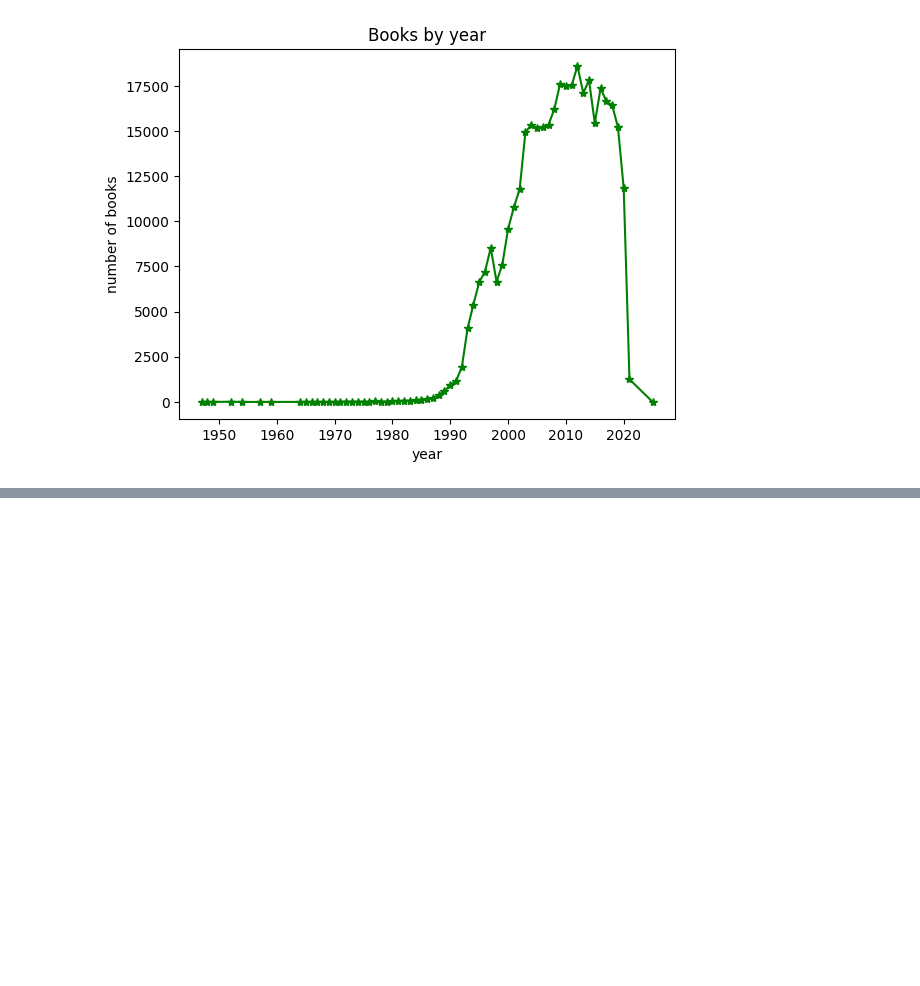
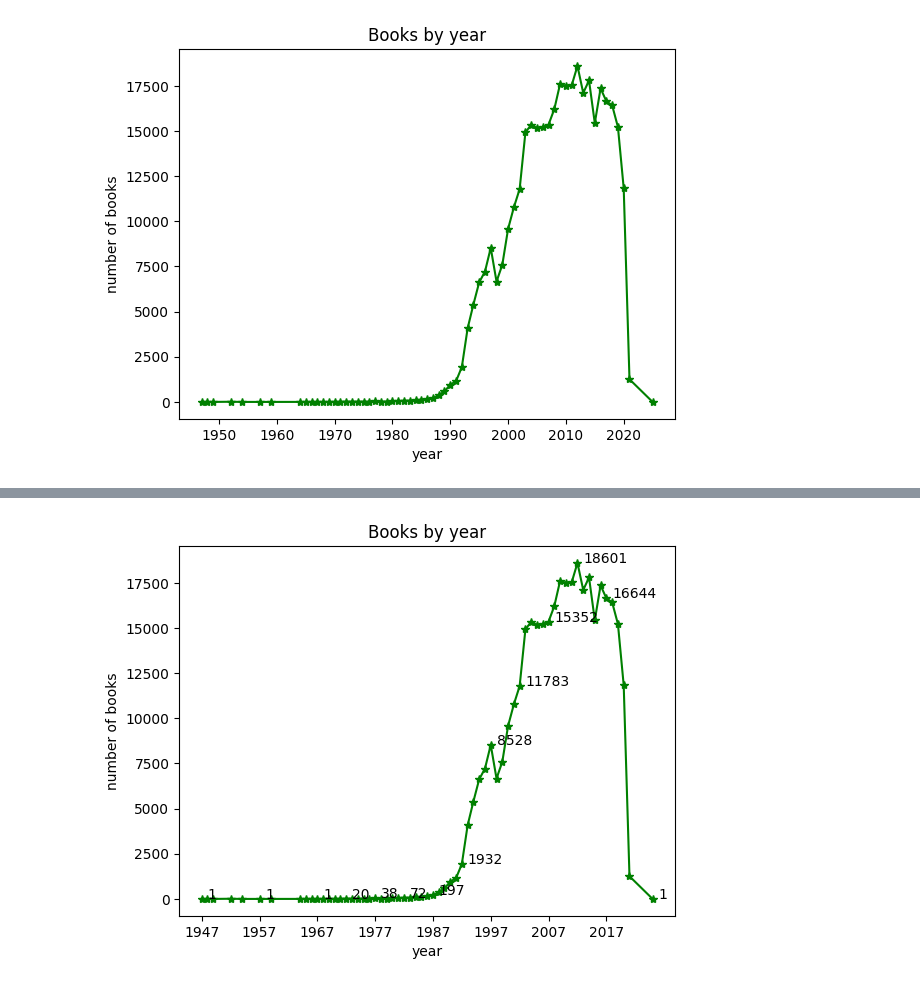
Before and after one commit to KIJOONG1127/data_anal, a Jupyter notebook: ch05_line.ipynb, the cells around one changed output, grey strips where cells are left out. Drawn from its saved outputs; the diff is of its cells as text; code cells hidden in the pictures; blank space fills up the shorter version.

```diff
--- a/ch05_line.ipynb
+++ b/ch05_line.ipynb
@@ -146,0 +170,17 @@ plt.show()
+# %%
+# plot() - 선 그래프
+# plt.plot(count_by_year.index, count_by_year.values) # 기본 선 그래프
+# marker="." : 없음 -> ., linestyle=":" : 실선 -> 점선, color="색상" : 색상이름, 색상표 16진수
+# plt.plot(count_by_year, marker=".", linestyle=":", color="red")
+# linestyle - 기본은 실선 "-", 점선 ":"
+plt.plot(count_by_year, "*-g")
+plt.title("Books by year")
+plt.xlabel("year")
+plt.ylabel("number of books")
+plt.xticks(range(1947, 2025, 10))
+for idx, val in count_by_year[::5].items():
+  # annotate(데이터, (위치)) - 그래프 안에 값을 표시할 때 사용 함수
+  plt.annotate(val,(idx,val), xytext=(idx+1, val+10))
+plt.show()
+# %% [output]
+[figure, added]
```
Also changed, not shown: parts of 6 cells of this notebook.
